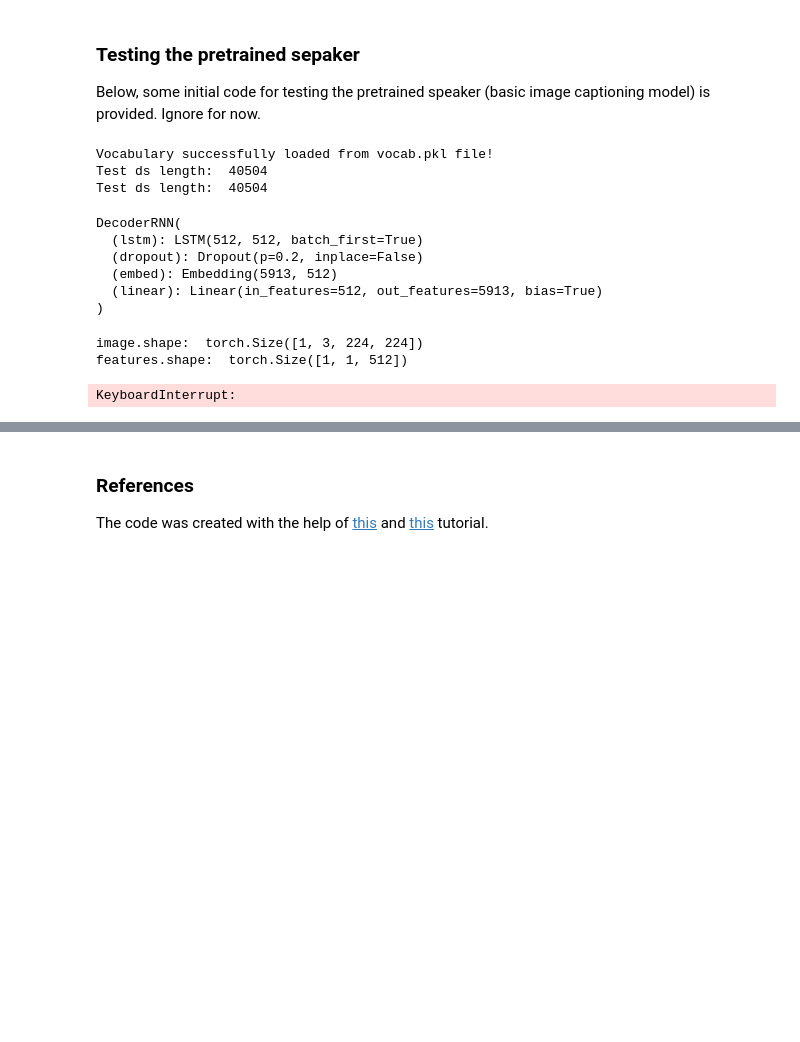
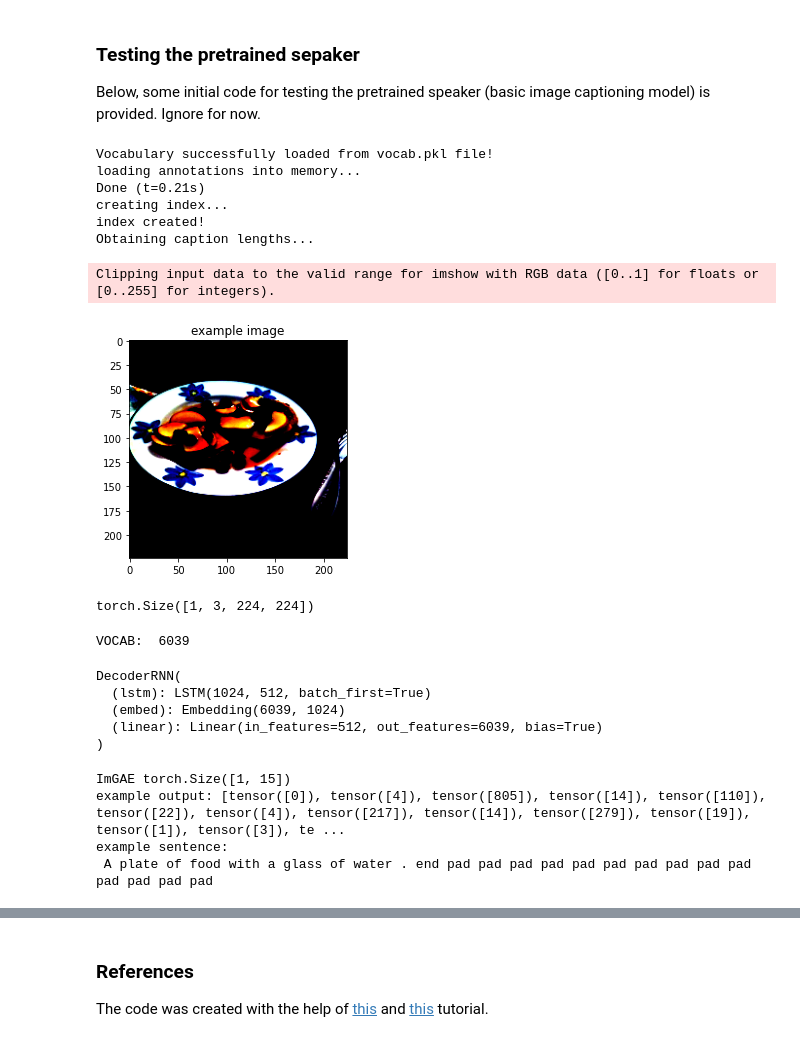
Before and after one commit to polina-tsvilodub/mSc-thesis, a Jupyter notebook: code/src/notebooks/baseline_exploration.ipynb, the cells around one changed output, grey strips where cells are left out. Cells and saved outputs as stored; diff of their text form; code cells hidden in the pictures; blank space fills up the shorter version.

```diff
--- a/code/src/notebooks/baseline_exploration.ipynb
+++ b/code/src/notebooks/baseline_exploration.ipynb
@@ -240,7 +241,7 @@ class COCOCaptionsDataset(Dataset):
             self.caption_lengths = [len(token) for token in all_tokens]
 
         else:
-
+            self.image_dir = os.path.join(download_dir, "val2014")
             # no annotations here
             test_info = json.loads(open(file).read())
             self.paths = [item['file_name'] for item in test_info['images']]
@@ -1316,17 +1346,35 @@ transform_test = transforms.Compose([transforms.Resize((224, 224)), \
                                      transforms.Normalize((0.485, 0.456, 0.406), \
                                                           (0.229, 0.224, 0.225))])
 data_loader_test = get_loader(transform=transform_test,
-                         mode='test')
-orig_image, image = next(iter(data_loader_test))
-
-# Visualize sample image, before pre-processing.
-plt.imshow(np.squeeze(orig_image))
-plt.title('example image')
-plt.show()
+                         mode='val',
+                         batch_size=1,
+                         vocab_threshold=11,
+                         vocab_from_file=True,
+                         download_dir="../../../data/val",
+#                          vocab_file='../../../data/vocab.pkl'
+                        )
 # %% [output]
 Vocabulary successfully loaded from vocab.pkl file!
-Test ds length:  40504
-Test ds length:  40504
+loading annotations into memory...
+Done (t=0.21s)
+creating index...
+index created!
+Obtaining caption lengths...
+# %%
+# Visualize sample image, before pre-processing.
+orig_image, image = next(iter(data_loader_test))
+
+plt.imshow(orig_image.squeeze(0).permute(1,2,0))
+plt.title('example image')
+plt.show()
+# orig_image.squeeze(0).shape
+# %% [output]
+Clipping input data to the valid range for imshow with RGB data ([0..1] for floats or [0..255] for integers).
+[figure, added]
+# %%
+orig_image.shape
+# %% [output]
+torch.Size([1, 3, 224, 224])
 # %%
 
 def clean_sentence(output):
@@ -1336,7 +1384,7 @@ def clean_sentence(output):
     list_string = []
 
     for idx in output:
-        list_string.append(data_loader.dataset.vocab.idx2word[idx])
+        list_string.append(data_loader_test.dataset.vocab.idx2word[idx.item()])
 
     list_string = list_string[1:-1] # Discard <start> and <end> words
     sentence = ' '.join(list_string) # Convert list of string to full string
@@ -1344,48 +1392,50 @@ def clean_sentence(output):
     return sentence
 
 
-encoder_file = 'encoder-1.pkl'
-decoder_file = 'decoder-1.pkl'
+encoder_file = 'encoder-earlystoppiing-4.pkl'
+decoder_file = 'decoder-earlystopping-4.pkl'
 
 embed_size = 512
 visual_embed_size = 1024
 hidden_size = 512
 
 # The size of the vocabulary.
-vocab_size = len(data_loader.dataset.vocab)
-
+vocab_size = len(data_loader_test.dataset.vocab)
+print("VOCAB: ", vocab_size)
 # Initialize the encoder and decoder, and set each to inference mode.
 encoder = EncoderCNN(visual_embed_size)
 encoder.eval()
-decoder = DecoderRNN(embed_size, hidden_size, vocab_size)
+decoder = DecoderRNN(visual_embed_size, hidden_size, vocab_size)
 decoder.eval()
 
 # Load the trained weights.
-encoder.load_state_dict(torch.load(os.path.join('./models', encoder_file)))
-decoder.load_state_dict(torch.load(os.path.join('./models', decoder_file)))
+encoder.load_state_dict(torch.load(os.path.join('./../models', encoder_file)))
+decoder.load_state_dict(torch.load(os.path.join('./../models', decoder_file)))
 
 # Move models to GPU if CUDA is available.
+device = torch.device("cuda" if torch.cuda.is_available() else "cpu")
 encoder.to(device)
 decoder.to(device)
 # %% [output]
-DecoderRNN(
-  (lstm): LSTM(512, 512, batch_first=True)
-  (dropout): Dropout(p=0.2, inplace=False)
-  (embed): Embedding(5913, 512)
-  (linear): Linear(in_features=512, out_features=5913, bias=True)
-)
+VOCAB:  6039
+DecoderRNN(
+  (lstm): LSTM(1024, 512, batch_first=True)
+  (embed): Embedding(6039, 1024)
+  (linear): Linear(in_features=512, out_features=6039, bias=True)
+)
 # %%
 image = image.to(device)
-
+print("ImGAE", image.shape)
 # Obtain the embedded image features.
-features = encoder(image).unsqueeze(1)
+features = encoder(orig_image).unsqueeze(1)
 
 # Pass the embedded image features through the model to get a predicted caption.
-output = decoder.sample(features)
+output, log_p, raw = decoder.sample(features, 27)
 print('example output:', output)
 sentence = clean_sentence(output)
 print('example sentence:\n', sentence)
 # %% [output]
-image.shape:  torch.Size([1, 3, 224, 224])
-features.shape:  torch.Size([1, 1, 512])
+ImGAE torch.Size([1, 15])
+example output: [tensor([0]), tensor([4]), tensor([805]), tensor([14]), tensor([110]), tensor([22]), tensor([4]), tensor([217]), tensor([14]), tensor([279]), tensor([19]), tensor([1]), tensor([3]), te ...
+example sentence:
+ A plate of food with a glass of water . end pad pad pad pad pad pad pad pad pad pad pad pad pad pad
-KeyboardInterrupt:
```
Also changed, not shown: parts of 6 cells of this notebook, 10 other files.
